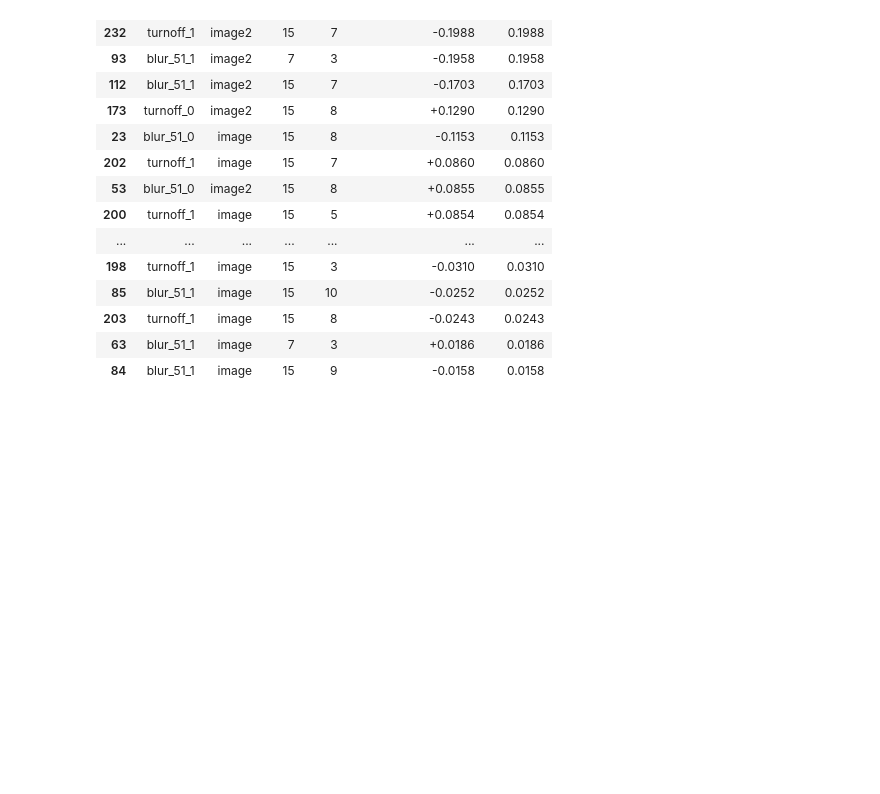
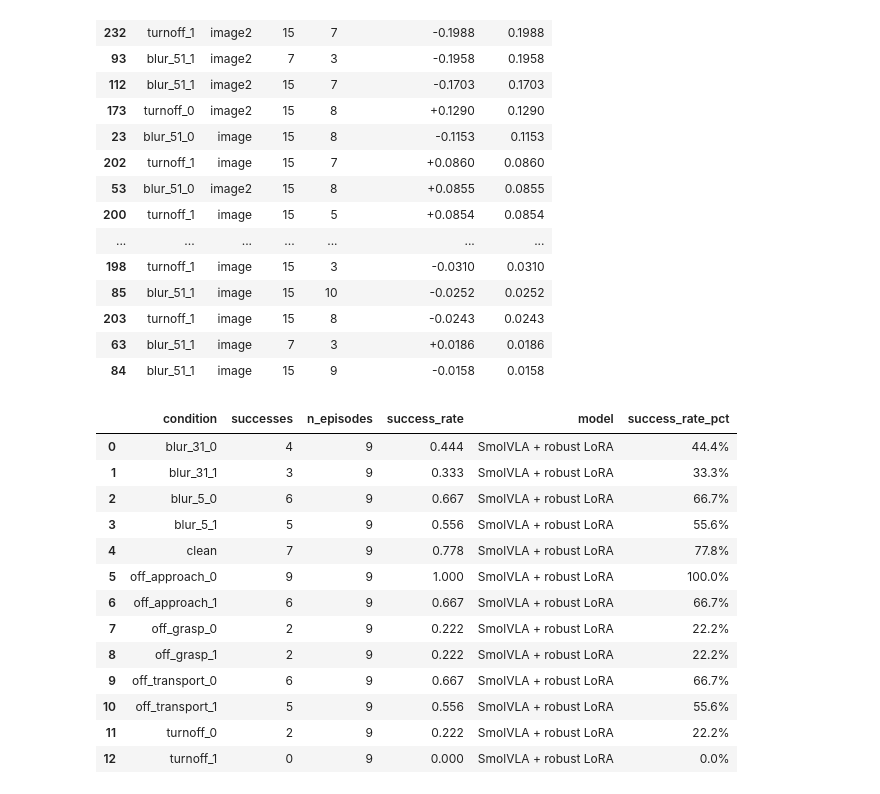
Before and after one commit to Lolotun/smolvla-visual-robustness, a Jupyter notebook: notebooks/effects.ipynb, the cells around one changed output. Drawn from its saved outputs; the diff is of its cells as text; code cells hidden in the pictures; blank space fills up the shorter version.

Commit message:
add robust LoRA training and evaluation

```diff
--- a/notebooks/effects.ipynb
+++ b/notebooks/effects.ipynb
@@ -581,3 +581,98 @@ display(most_sensitive_heads.style.format({'delta_attention_mass': '{:+.4f}', 'a
 | 203 | turnoff_1 | image | 15 | 8 | -0.0243 | 0.0243 |
 | 63 | blur_51_1 | image | 7 | 3 | +0.0186 | 0.0186 |
 | 84 | blur_51_1 | image | 15 | 9 | -0.0158 | 0.0158 |
+# %%
+from pathlib import Path
+
+import matplotlib.pyplot as plt
+import numpy as np
+import pandas as pd
+from IPython.display import display
+
+ROOT = Path("/home/isr-lab-4/Gen_AI/smolvla-visual-robustness/results")
+
+ORIGINAL_BLUR_PATH = ROOT / "visual_robustness_5tasks_3seeds_batch.csv"
+ORIGINAL_OFF_PATH = ROOT / "temporary_off_single_5tasks_3seeds.csv"
+LORA_PATH = ROOT / "robust_lora_3tasks_3seeds.csv"
+
+TASK_IDS = [0, 1, 2]
+
+
+def load_results(path: Path) -> pd.DataFrame:
+    df = pd.read_csv(path)
+    df = df.loc[df["task_id"].isin(TASK_IDS)].copy()
+    df["success"] = df["success"].astype(str).str.lower().isin(["true", "1"])
+    return df
+
+
+def success_rates(df: pd.DataFrame, model: str) -> pd.DataFrame:
+    return (
+        df.groupby("condition", as_index=False)
+        .agg(
+            successes=("success", "sum"),
+            n_episodes=("success", "size"),
+            success_rate=("success", "mean"),
+        )
+        .assign(
+            model=model,
+            success_rate_pct=lambda x: 100 * x["success_rate"],
+        )
+    )
+
+
+original_blur_raw = load_results(ORIGINAL_BLUR_PATH)
+original_off_raw = load_results(ORIGINAL_OFF_PATH)
+lora_raw = load_results(LORA_PATH)
+
+# Original model: clean + blur берём из blur-запуска.
+original_blur = success_rates(
+    original_blur_raw.loc[
+        original_blur_raw["condition"].eq("clean")
+        | original_blur_raw["condition"].str.startswith("blur_")
+    ],
+    model="Исходная SmolVLA",
+)
+
+# Original model: временные выключения берём из dedicated temporary_off запуска.
+# Полный blackout ранее был в blur-запуске, поэтому добавляем его оттуда.
+original_off = pd.concat(
+    [
+        success_rates(
+            original_off_raw.loc[
+                original_off_raw["condition"].eq("clean")
+                | original_off_raw["condition"].str.startswith("off_")
+            ],
+            model="Исходная SmolVLA",
+        ),
+        success_rates(
+            original_blur_raw.loc[
+                original_blur_raw["condition"].str.startswith("turnoff_")
+            ],
+            model="Исходная SmolVLA",
+        ),
+    ],
+    ignore_index=True,
+)
+
+lora_rates = success_rates(lora_raw, model="SmolVLA + robust LoRA")
+
+display(
+    lora_rates.sort_values("condition").style.format(
+        {"success_rate": "{:.3f}", "success_rate_pct": "{:.1f}%"}
+    )
+)
+# %% [output]
+|  | condition | successes | n_episodes | success_rate | model | success_rate_pct |
+| 0 | blur_31_0 | 4 | 9 | 0.444 | SmolVLA + robust LoRA | 44.4% |
+| 1 | blur_31_1 | 3 | 9 | 0.333 | SmolVLA + robust LoRA | 33.3% |
+| 2 | blur_5_0 | 6 | 9 | 0.667 | SmolVLA + robust LoRA | 66.7% |
+| 3 | blur_5_1 | 5 | 9 | 0.556 | SmolVLA + robust LoRA | 55.6% |
+| 4 | clean | 7 | 9 | 0.778 | SmolVLA + robust LoRA | 77.8% |
+| 5 | off_approach_0 | 9 | 9 | 1.000 | SmolVLA + robust LoRA | 100.0% |
+| 6 | off_approach_1 | 6 | 9 | 0.667 | SmolVLA + robust LoRA | 66.7% |
+| 7 | off_grasp_0 | 2 | 9 | 0.222 | SmolVLA + robust LoRA | 22.2% |
+| 8 | off_grasp_1 | 2 | 9 | 0.222 | SmolVLA + robust LoRA | 22.2% |
+| 9 | off_transport_0 | 6 | 9 | 0.667 | SmolVLA + robust LoRA | 66.7% |
+| 10 | off_transport_1 | 5 | 9 | 0.556 | SmolVLA + robust LoRA | 55.6% |
+| 11 | turnoff_0 | 2 | 9 | 0.222 | SmolVLA + robust LoRA | 22.2% |
+| 12 | turnoff_1 | 0 | 9 | 0.000 | SmolVLA + robust LoRA | 0.0% |
```
Also changed, not shown: parts of 1 cell of this notebook, 12 other files.
